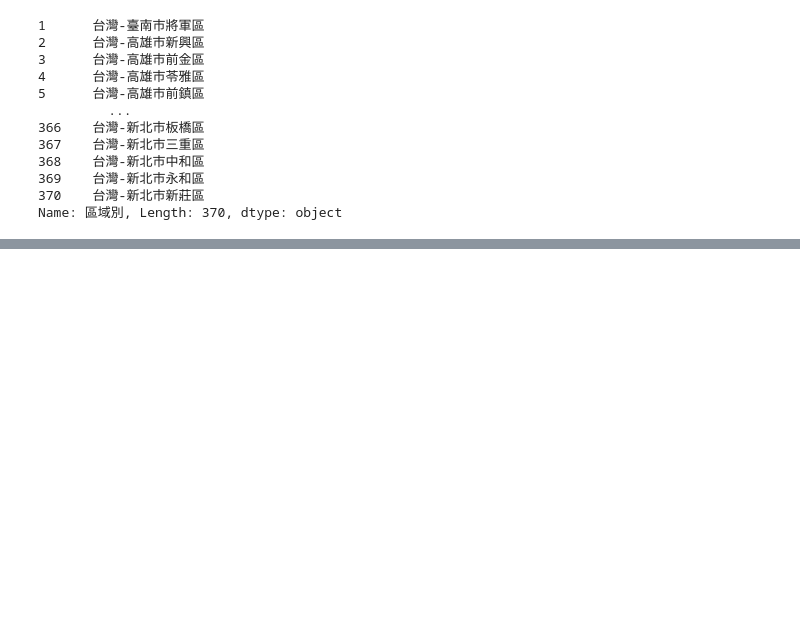
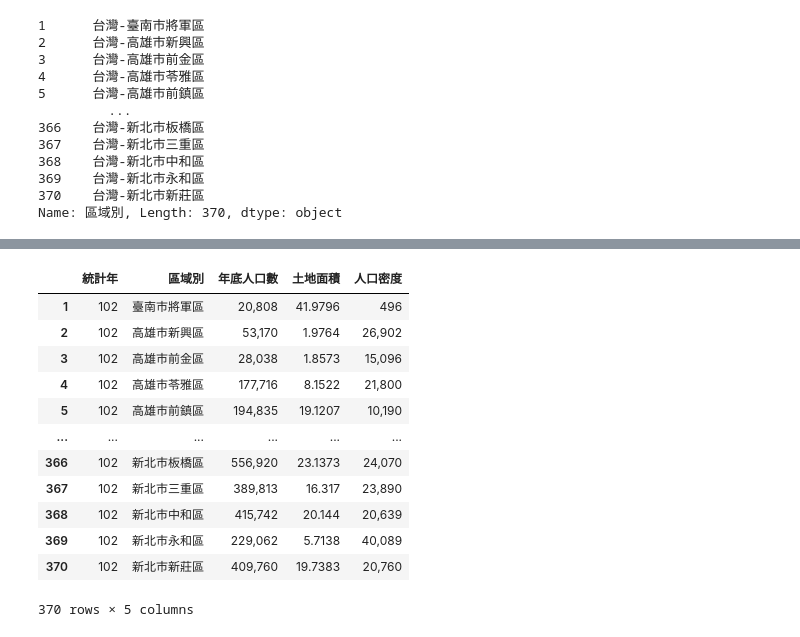
Before and after one commit to Lainie888/2023_07_27, a Jupyter notebook: lesson19_4.ipynb, the cells around one changed output, grey strips where cells are left out. Saved outputs shown, nothing was run; the diff lists cells and outputs as text; code cells hidden in the pictures; blank space fills up the shorter version.

```diff
--- a/lesson19_4.ipynb
+++ b/lesson19_4.ipynb
@@ -126,0 +154,8 @@ Name: 區域別, Length: 370, dtype: object
+# %%
+def to_int(v):
+    if v == "…":
+        return 0
+    return int(v)
+
+frame1["年底人口數"] = frame1["年底人口數"].map(to_int)
+frame1.info()
@@ -126,0 +175,30 @@ Name: 區域別, Length: 370, dtype: object
+# %%
+def fun1(v):
+    return f"{v:,}"
+
+frame1["年底人口數"] = frame1["年底人口數"].map(fun1)
+# %%
+def fun2(v):
+    if v == "…":
+        return 0
+    else:
+        v = int(v)
+    return f"{v:,}"
+
+frame1["人口密度"] = frame1["人口密度"].map(fun2)
+# %%
+frame1
+# %% [output]
+|  | 統計年 | 區域別 | 年底人口數 | 土地面積 | 人口密度 |
+| 1 | 102 | 臺南市將軍區 | 20,808 | 41.9796 | 496 |
+| 2 | 102 | 高雄市新興區 | 53,170 | 1.9764 | 26,902 |
+| 3 | 102 | 高雄市前金區 | 28,038 | 1.8573 | 15,096 |
+| 4 | 102 | 高雄市苓雅區 | 177,716 | 8.1522 | 21,800 |
+| 5 | 102 | 高雄市前鎮區 | 194,835 | 19.1207 | 10,190 |
+| ... | ... | ... | ... | ... | ... |
+| 366 | 102 | 新北市板橋區 | 556,920 | 23.1373 | 24,070 |
+| 367 | 102 | 新北市三重區 | 389,813 | 16.317 | 23,890 |
+| 368 | 102 | 新北市中和區 | 415,742 | 20.144 | 20,639 |
+| 369 | 102 | 新北市永和區 | 229,062 | 5.7138 | 40,089 |
+| 370 | 102 | 新北市新莊區 | 409,760 | 19.7383 | 20,760 |
+370 rows × 5 columns
```
Also changed, not shown: parts of 3 cells of this notebook.
